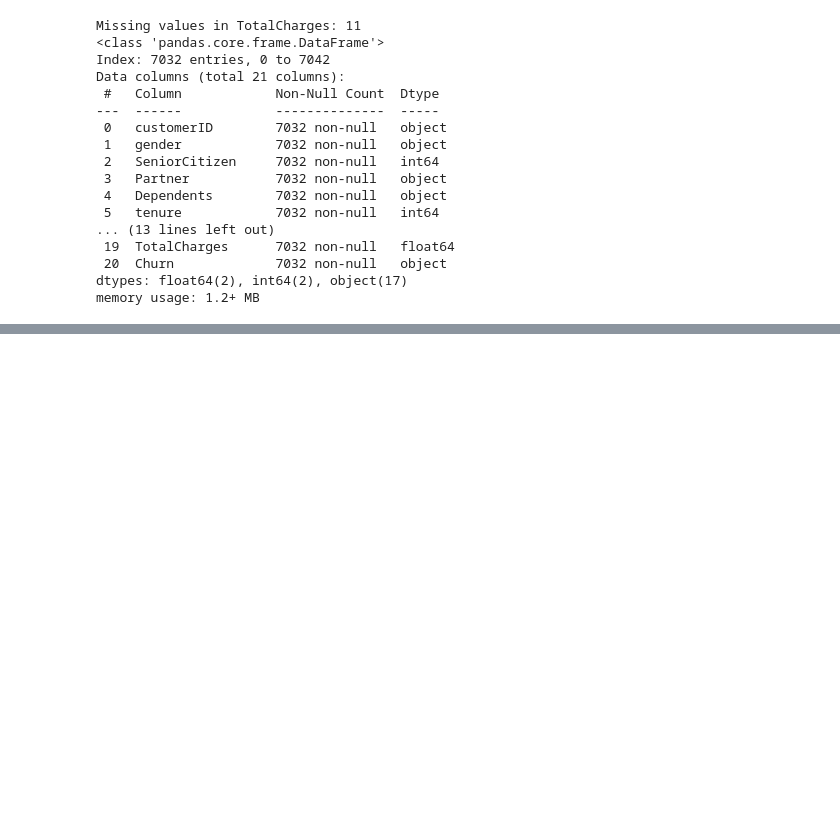
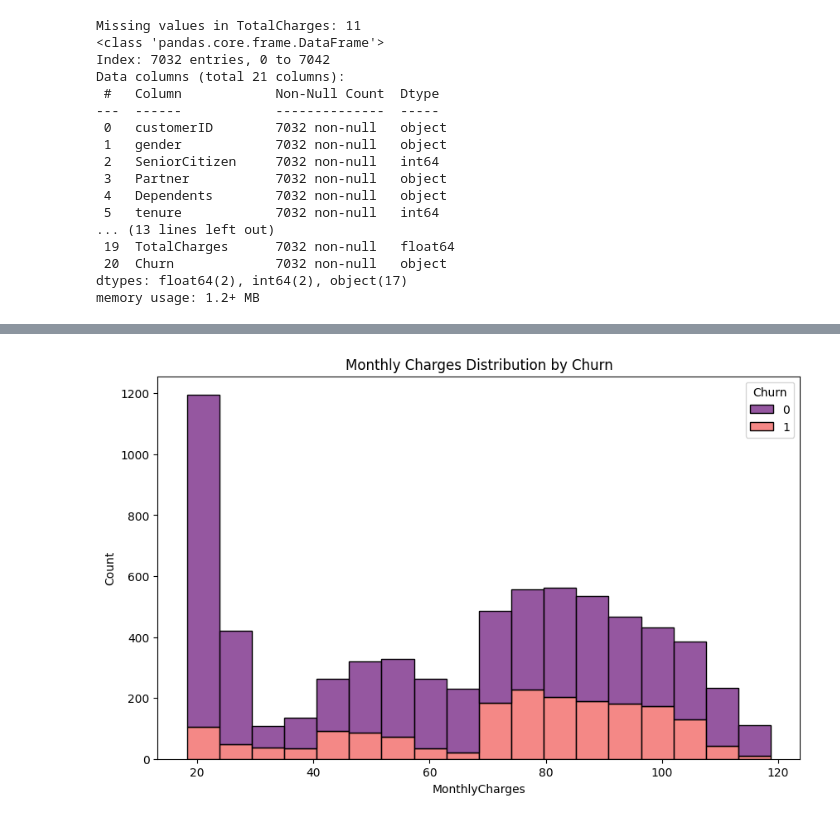
Before and after one commit to lordberbeross/TelcoCustomerChurn-MachineLearning, a Jupyter notebook: notebook.ipynb, the cells around one changed output, grey strips where cells are left out. Drawn from its saved outputs; the diff is of its cells as text; code cells hidden in the pictures; blank space fills up the shorter version.

```diff
--- a/notebook.ipynb
+++ b/notebook.ipynb
@@ -69,0 +67,8 @@ Name: Churn, dtype: float64
+# %%
+plt.figure(figsize=(10,6))
+# element="step" grafiğin daha net okunmasını sağlar
+sns.histplot(data=df, x="MonthlyCharges", hue="Churn", multiple="stack", palette='magma')
+plt.title('Monthly Charges Distribution by Churn')
+plt.show()
+# %% [output]
+[figure, added]
```
Also changed, not shown: parts of 6 cells of this notebook.
